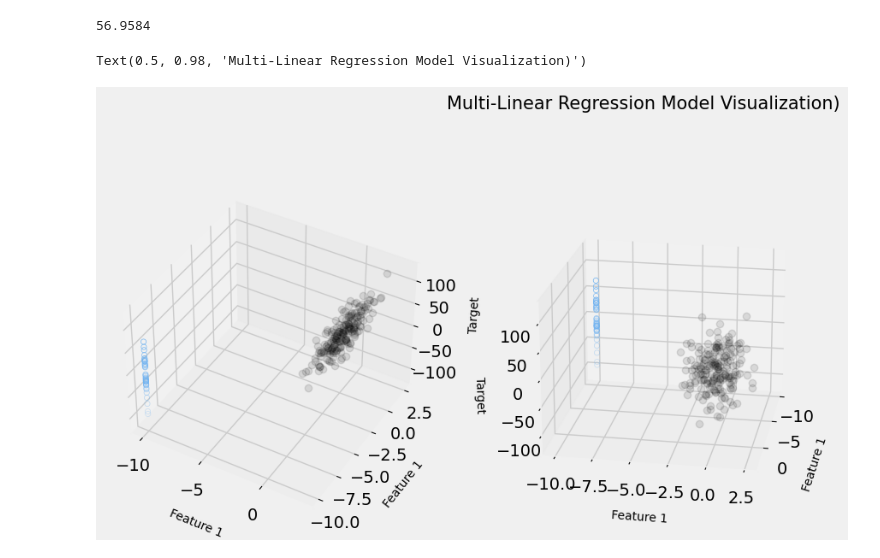
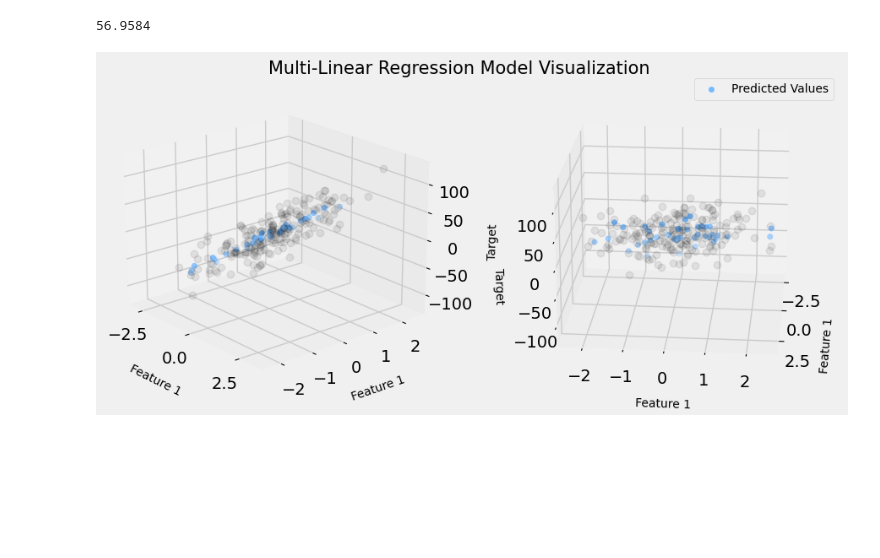
Before and after one commit to katie-hofschen/ml_from_scratch, a Jupyter notebook: LinearRegression.ipynb, the cells around one changed output. Drawn from its saved outputs; the diff is of its cells as text; code cells hidden in the pictures; blank space fills up the shorter version.

Commit message:
Visualization of MLR working.

```diff
--- a/LinearRegression.ipynb
+++ b/LinearRegression.ipynb
@@ -149,43 +149,28 @@ rmse(y, predicted2)
 # %% [output]
 56.9584
 # %%
-# Try this instead
-
-# Preparing the data
-#independent = housing[['area', 'bedrooms']].values.reshape(-1,2)
-
-
-x_range = np.linspace(-10, 10, 1)
-y_range = np.linspace(-10, 10, 1)
-x1_range = np.linspace(-10, 10, 1)
-x_range, y_range, x1_range = np.meshgrid(x_range, y_range, x1_range)
-viz = np.array([x_range.flatten(), y_range.flatten(), x1_range.flatten()]).T
-
-
 # Ploting the model for visualization
 plt.style.use('fivethirtyeight')
 
-# Initializing a matplotlib figure
-fig = plt.figure(figsize = (15, 6))
+fig = plt.figure(figsize = (10, 5))
 
-axis1 = fig.add_subplot(131, projection = '3d')
-axis2 = fig.add_subplot(132, projection = '3d')
+axis1 = fig.add_subplot(121, projection = '3d')
+axis2 = fig.add_subplot(122, projection = '3d')
 
-axes = [axis1, axis2]
-
-for ax in axes:
-    ax.plot(X[:,0], X[:,1], y, color='k', zorder = 10, linestyle = 'none', marker = 'o', alpha = 0.1)
-    ax.scatter(x_range.flatten(), y_range.flatten(), predicted2, facecolor = (0,0,0,0), s = 20, edgecolor = '#70b3f0')
+for ax in [axis1, axis2]:
+    ax.plot(X[:,0], X[:,1], y, color='k', zorder = 10, linestyle = 'none', marker = 'o', alpha = 0.075)
+    ax.scatter(X_test[:,0], X_test[:,1], predicted2, facecolor = '#75b9ff', s = 20, label="Predicted Values")
     ax.set_xlabel('Feature 1', fontsize = 10, labelpad = 10)
     ax.set_ylabel('Feature 1', fontsize = 10, labelpad = 10)
     ax.set_zlabel('Target', fontsize = 10, labelpad = 10)
     ax.locator_params(nbins = 3, axis = 'x')
     ax.locator_params(nbins = 3, axis = 'x')
 
-axis1.view_init(elev=40, azim=-60)
-axis2.view_init(elev=20, azim=10)
+axis1.view_init(elev=20, azim=-40)
+axis2.view_init(elev=20, azim=5)
 
-fig.suptitle(f'Multi-Linear Regression Model Visualization)', fontsize = 15, color = 'k')
+fig.suptitle('Multi-Linear Regression Model Visualization', fontsize = 15, color = 'k', y=0.9)
+plt.legend(fontsize=10)
+plt.show()
 # %% [output]
-Text(0.5, 0.98, 'Multi-Linear Regression Model Visualization)')
-[figure, old version]
+[figure, new version]
```
